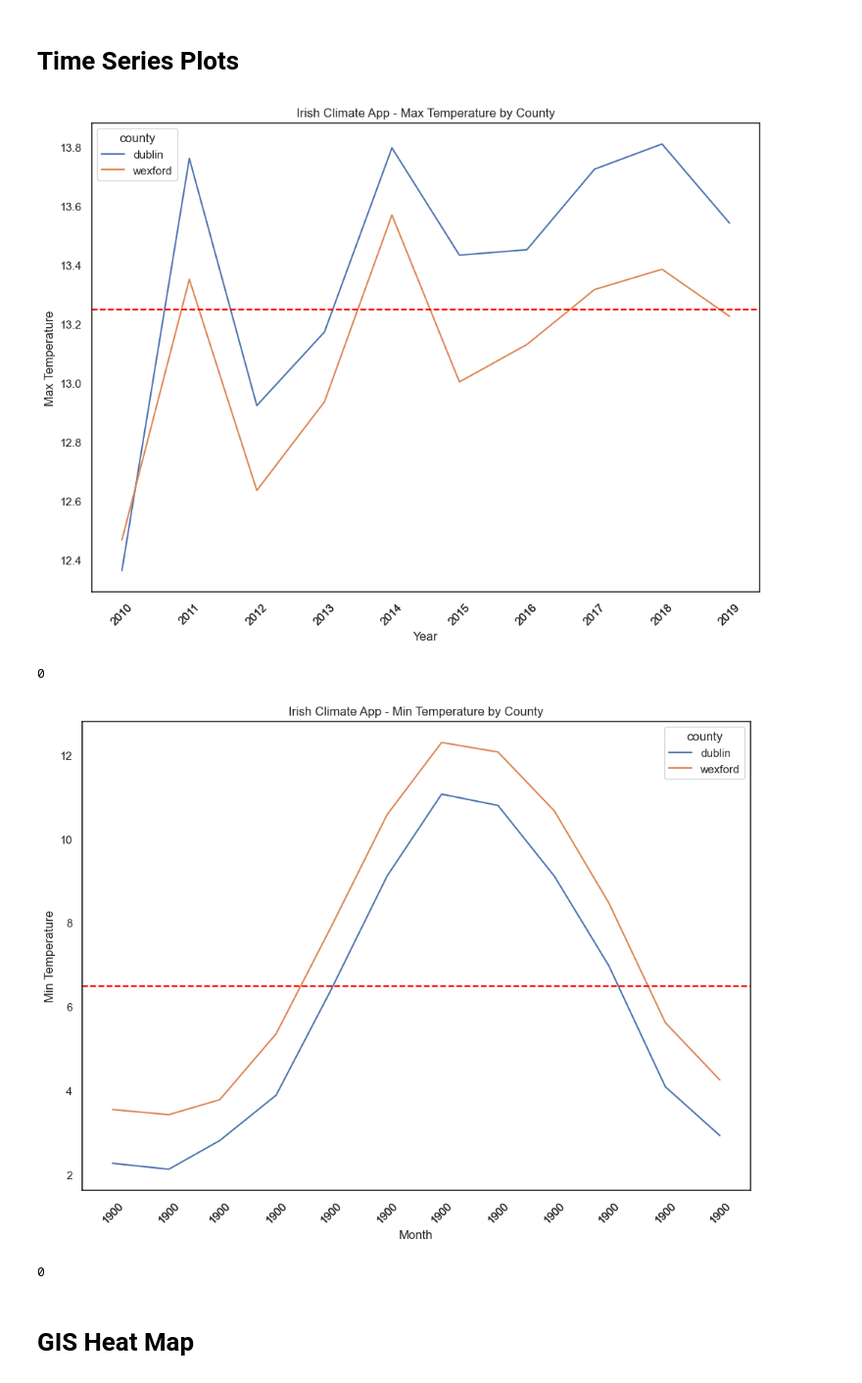
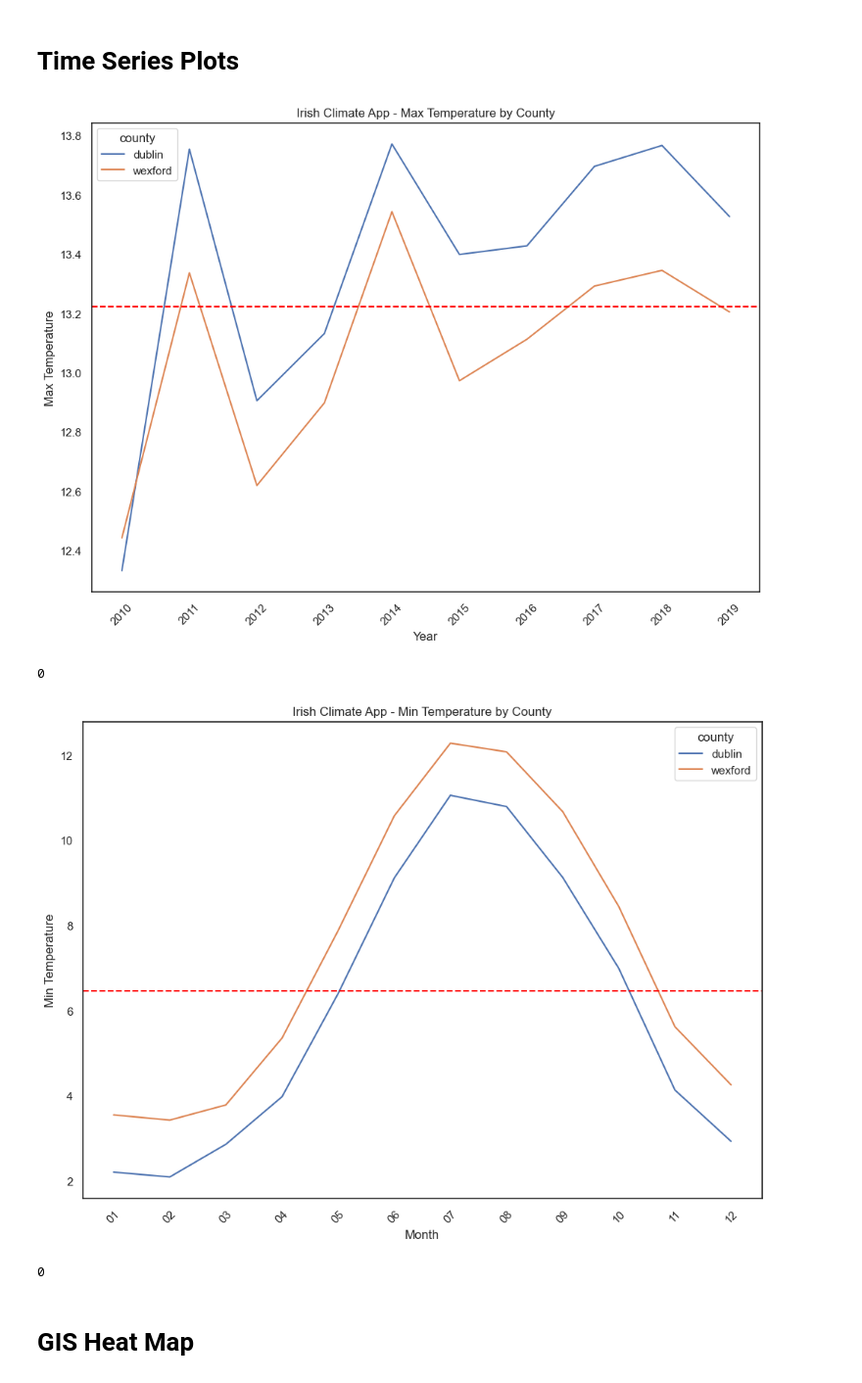
Before and after one commit to oislen/IrishClimateChange, a Jupyter notebook: scripts/seaborn_plots.ipynb, the cells around one changed output. Shown at 98% size. Cells and saved outputs as stored; diff of their text form; code cells hidden in the pictures.

```diff
--- a/scripts/seaborn_plots.ipynb
+++ b/scripts/seaborn_plots.ipynb
@@ -25,2 +38,6 @@ E:\GitHub\IrishClimateApp\data\merrion_square.xlsx
+# %%
+# load preaggregated data
+with open(cons.preaggregate_data_fpath, "rb") as f:
+    pre_agg_data_dict = pickle.load(f)
 # %% [markdown]
 # Aggregate Time-Series Data
@@ -43,0 +59,4 @@ year_data.shape
+# %%
+# pre-aggregated data
+params_dict = {'data':pre_agg_data_dict['mean'], 'agg_dict':agg_dict, 'time_span':time_span, 'counties':counties, 'strftime':year_strftime}
+year_data = timeit(func = time_data, params = params_dict, itr = 20)
@@ -49,0 +80,4 @@ month_data = time_data(data = data, agg_dict = agg_dict, time_span = time_span,
+# %%
+# pre-aggregated data
+params_dict = {'data':pre_agg_data_dict['mean'], 'agg_dict':agg_dict, 'time_span':time_span, 'counties':counties, 'strftime':month_strftime}
+month_data = timeit(func = time_data, params = params_dict, itr = 20)
@@ -65,7 +91,7 @@ year_month_data.shape
 # Time Series Plots
 # %%
 time_plot(data = year_data,
-          x = 'date',
+          x = 'index',
           y = 'maxtp',
           hue = 'county',
           strftime = year_strftime,
@@ -75,21 +101,21 @@ time_plot(data = year_data,
           ylabel = 'Max Temperature'
          )
 # %% [output]
-[figure, old version]
+[figure, new version]
 0
 # %%
 time_plot(data = month_data,
-          x = 'date',
+          x = 'index',
           y = 'mintp',
           hue = 'county',
           strftime = year_strftime,
           refline = year_data['mintp'].mean(),
           title = 'Irish Climate App - Min Temperature by County',
           xlabel = 'Month',
           ylabel = 'Min Temperature'
          )
 # %% [output]
-[figure, old version]
+[figure, new version]
 0
 # %% [markdown]
 # GIS Heat Map
```
Also changed, not shown: parts of 20 cells of this notebook, 2 other files.
